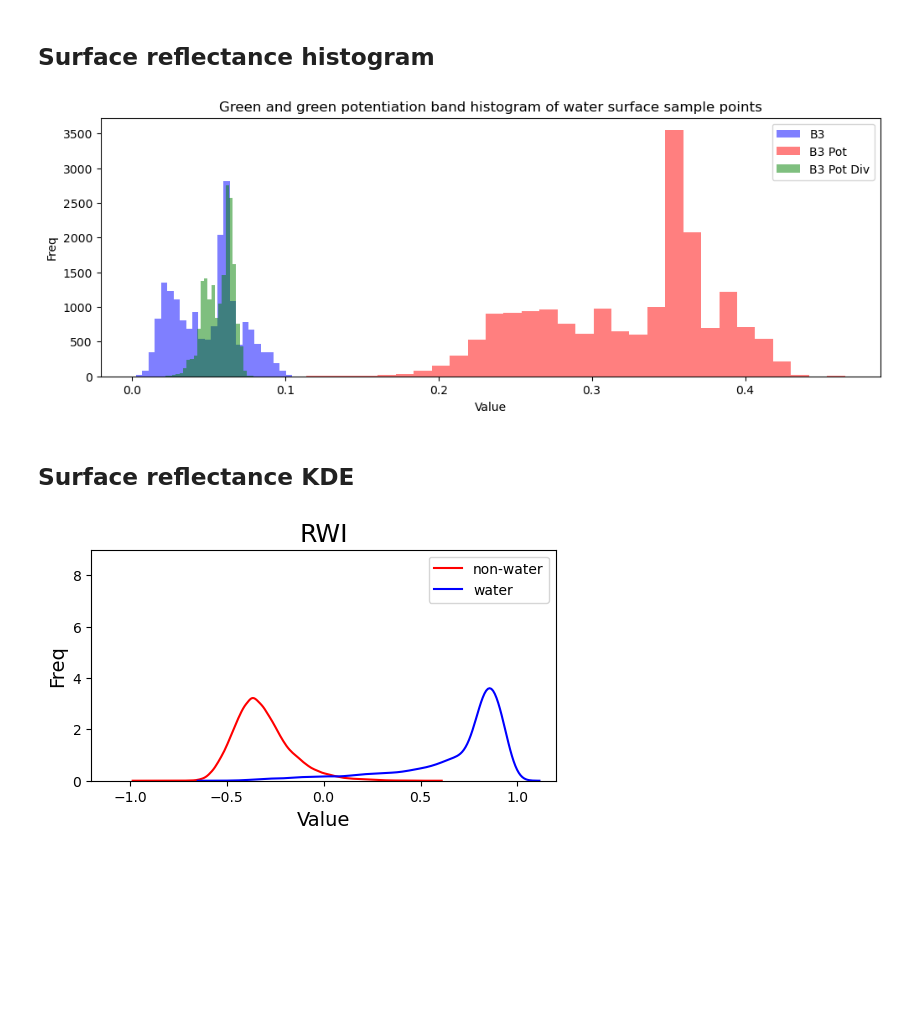
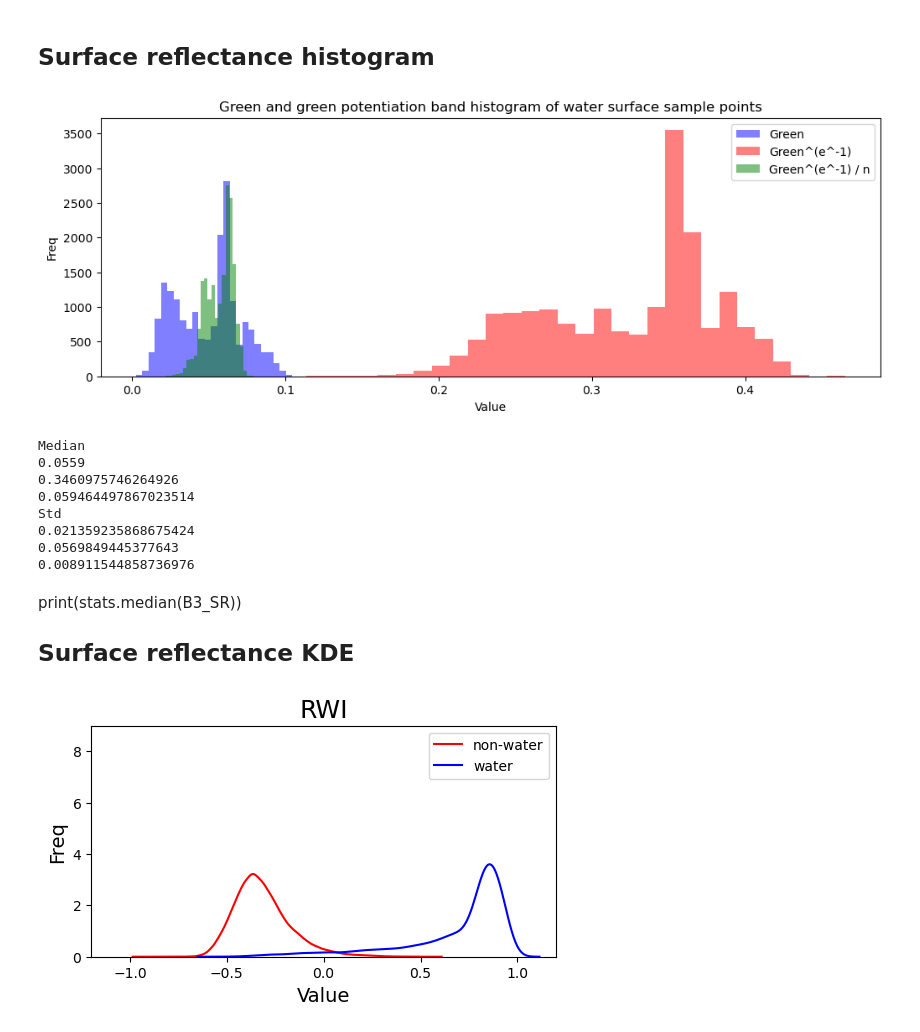
Before and after one commit to edujusti/Rescaled-Water-Index-RWI, a Jupyter notebook: 01_statisticalAnalysis.ipynb, the cells around one changed output. Drawn from its saved outputs; the diff is of its cells as text; code cells hidden in the pictures; blank space fills up the shorter version.

```diff
--- a/01_statisticalAnalysis.ipynb
+++ b/01_statisticalAnalysis.ipynb
@@ -131,25 +133,42 @@ AWEInsh: from  -3.7391  to  1.4946
 # %%
 water_SR = df_SR[df_SR['surfClass'] == 1]
 
 B3_SR = water_SR['B3']
 B3_SR_exp = water_SR['B3Pow']
 B3_SR_expDiv = water_SR['B3powDiv']
 
 plt.figure(figsize=(12,4))
-plt.hist(B3_SR, bins=30, alpha=0.5, label='B3', color='blue')
-plt.hist(B3_SR_exp, bins=30, alpha=0.5, label='B3 Pot', color='red')
-plt.hist(B3_SR_expDiv, bins=30, alpha=0.5, label='B3 Pot Div', color='green')
+plt.hist(B3_SR, bins=30, alpha=0.5, label='Green', color='blue')
+plt.hist(B3_SR_exp, bins=30, alpha=0.5, label='Green^(e^-1)', color='red')
+plt.hist(B3_SR_expDiv, bins=30, alpha=0.5, label='Green^(e^-1) / n', color='green')
 
 plt.title('Green and green potentiation band histogram of water surface sample points')
 plt.xlabel('Value')
 plt.ylabel('Freq')
 #plt.xlim([0, 0.5])
 plt.legend()
 #plt.savefig('Histogram_1_exp', dpi=300, bbox_inches='tight', pad_inches=0.1)
 plt.show()
+print("Median")
+print(statistic.median(B3_SR))
+print(statistic.median(B3_SR_exp))
+print(statistic.median(B3_SR_expDiv))
+print("Std")
+print(math.sqrt(statistic.variance(B3_SR)))
+print(math.sqrt(statistic.variance(B3_SR_exp)))
+print(math.sqrt(statistic.variance(B3_SR_expDiv)))
 # %% [output]
-[figure, old version]
+[figure, new version]
+Median
+0.0559
+0.3460975746264926
+0.059464497867023514
+Std
+0.021359235868675424
+0.0569849445377643
+0.008911544858736976
 # %% [markdown]
+print(stats.median(B3_SR))
 ## Surface reflectance KDE
 # %%
 def kdePlot(water, nonWater, index):
```
Also changed, not shown: parts of 7 cells of this notebook.
